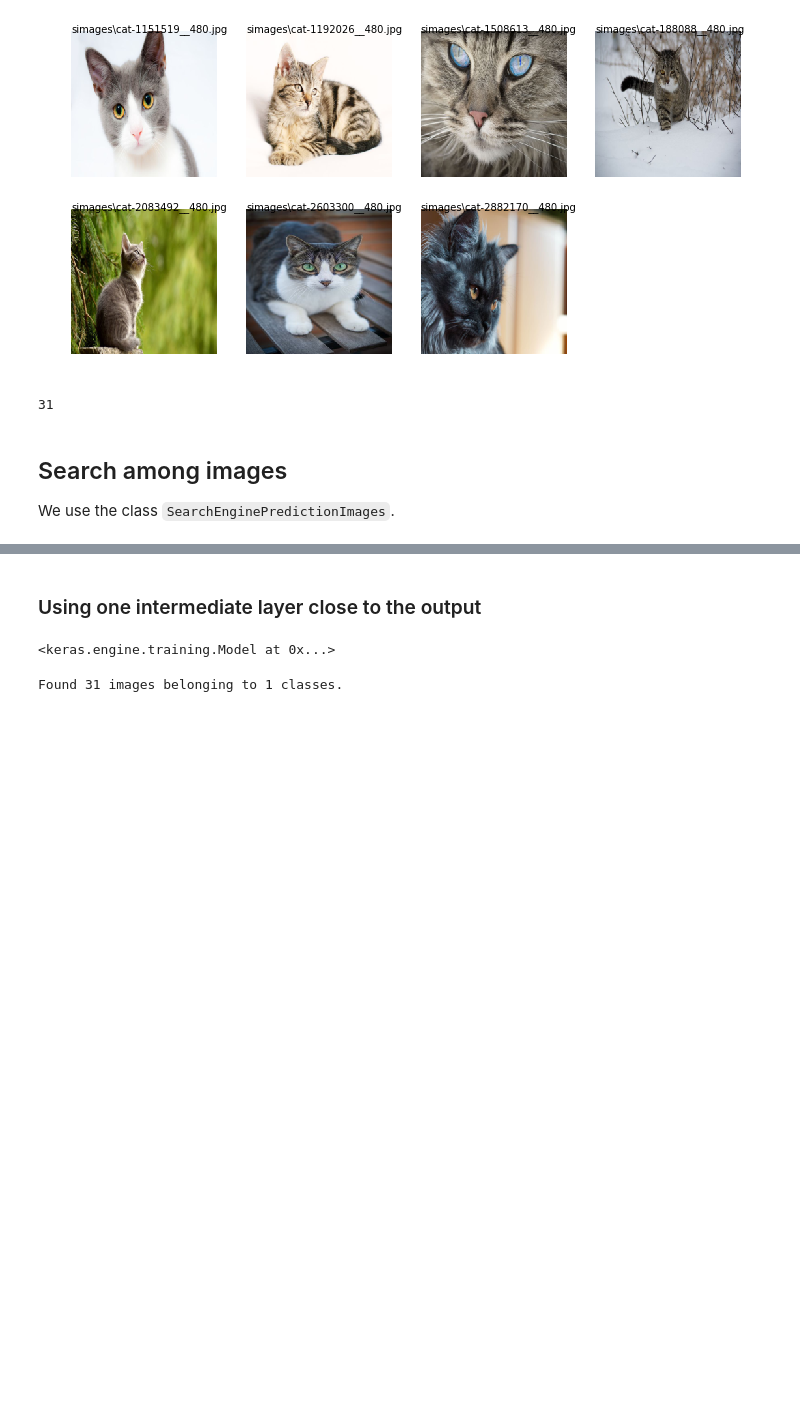
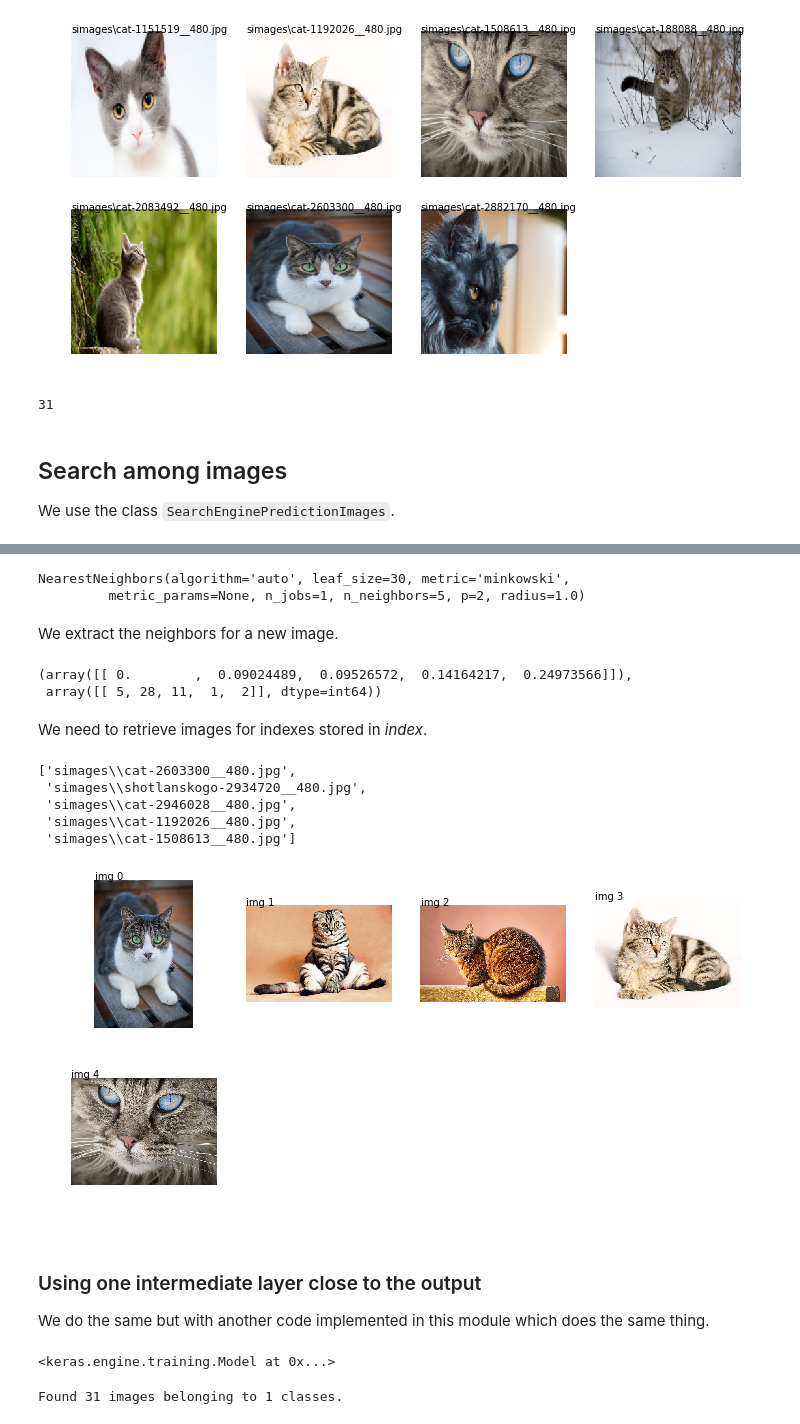
Before and after one commit to sdpython/mlinsights, a Jupyter notebook: _doc/notebooks/search_images.ipynb, the cells around one changed output, grey strips where cells are left out. Cells and saved outputs as stored; diff of their text form; code cells hidden in the pictures; blank space fills up the shorter version.

Commit message:
add examples of code to illustrate image search

```diff
--- a/_doc/notebooks/search_images.ipynb
+++ b/_doc/notebooks/search_images.ipynb
@@ -171,5 +203,43 @@ We use the class ``SearchEnginePredictionImages``.
+# %%
+from sklearn.neighbors import NearestNeighbors
+knn = NearestNeighbors()
+knn.fit(all_outputs)
+# %% [output]
+NearestNeighbors(algorithm='auto', leaf_size=30, metric='minkowski',
+         metric_params=None, n_jobs=1, n_neighbors=5, p=2, radius=1.0)
+# %% [markdown]
+We extract the neighbors for a new image.
+# %%
+one_image = imgs[5]
+one_output = model.predict(one_image[numpy.newaxis, :, :, :])
+# %%
+score, index = knn.kneighbors([one_output.ravel()])
+score, index
+# %% [output]
+(array([[ 0.        ,  0.09024489,  0.09526572,  0.14164217,  0.24973566]]),
+ array([[ 5, 28, 11,  1,  2]], dtype=int64))
+# %% [markdown]
+We need to retrieve images for indexes stored in *index*.
+# %%
+import os
+names = os.listdir("simages")
+names = [os.path.join("simages", n) for n in names]
+disp = [names[i] for i in index.ravel()]
+disp
+# %% [output]
+['simages\\cat-2603300__480.jpg',
+ 'simages\\shotlanskogo-2934720__480.jpg',
+ 'simages\\cat-2946028__480.jpg',
+ 'simages\\cat-1192026__480.jpg',
+ 'simages\\cat-1508613__480.jpg']
+# %%
+plot_gallery_images(disp);
+# %% [output]
+[figure, added]
 # %% [markdown]
 ### Using one intermediate layer close to the output
+
+We do the same but with another code implemented in this module which does the same thing.
 # %%
 model = MobileNet(input_shape=None, alpha=1.0, depth_multiplier=1, dropout=1e-3, include_top=True,
                   weights='imagenet', input_tensor=None, pooling=None, classes=1000)
```
Also changed, not shown: parts of 11 cells of this notebook, 1 other file.
